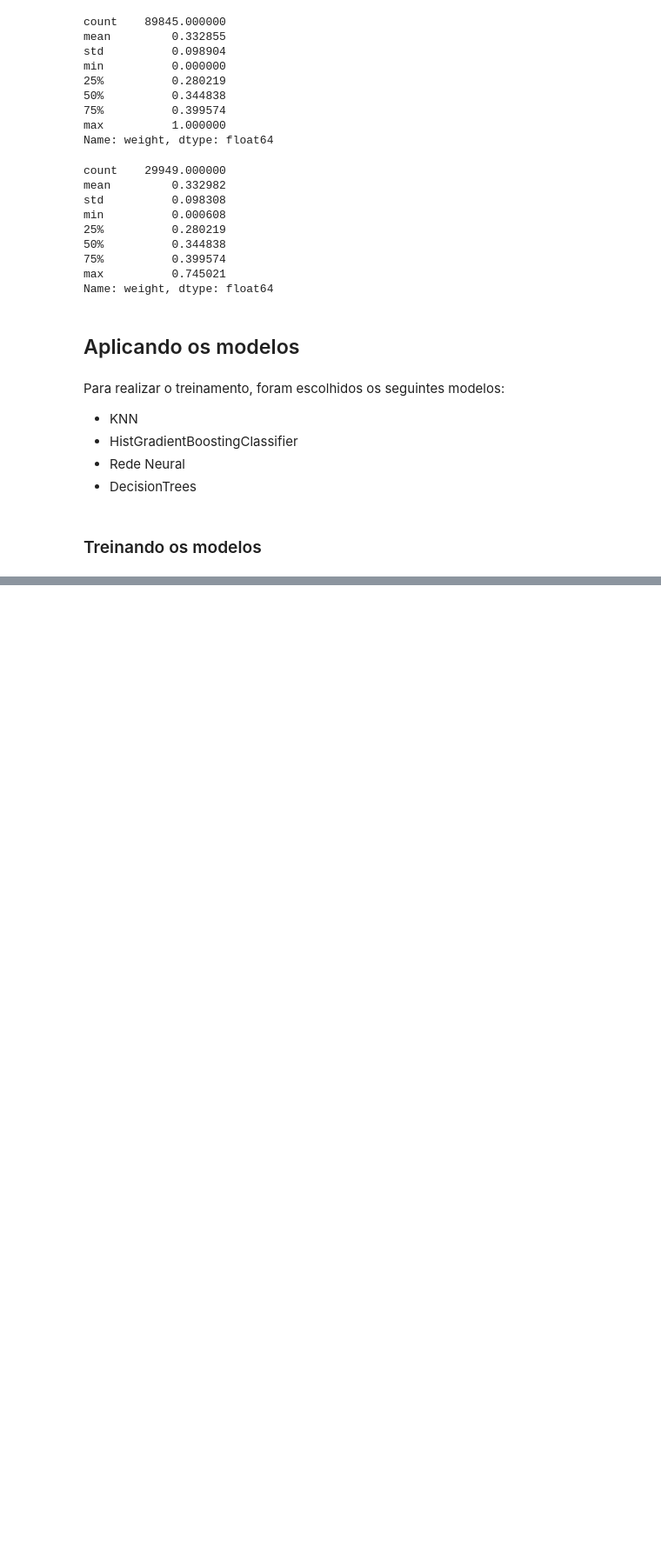
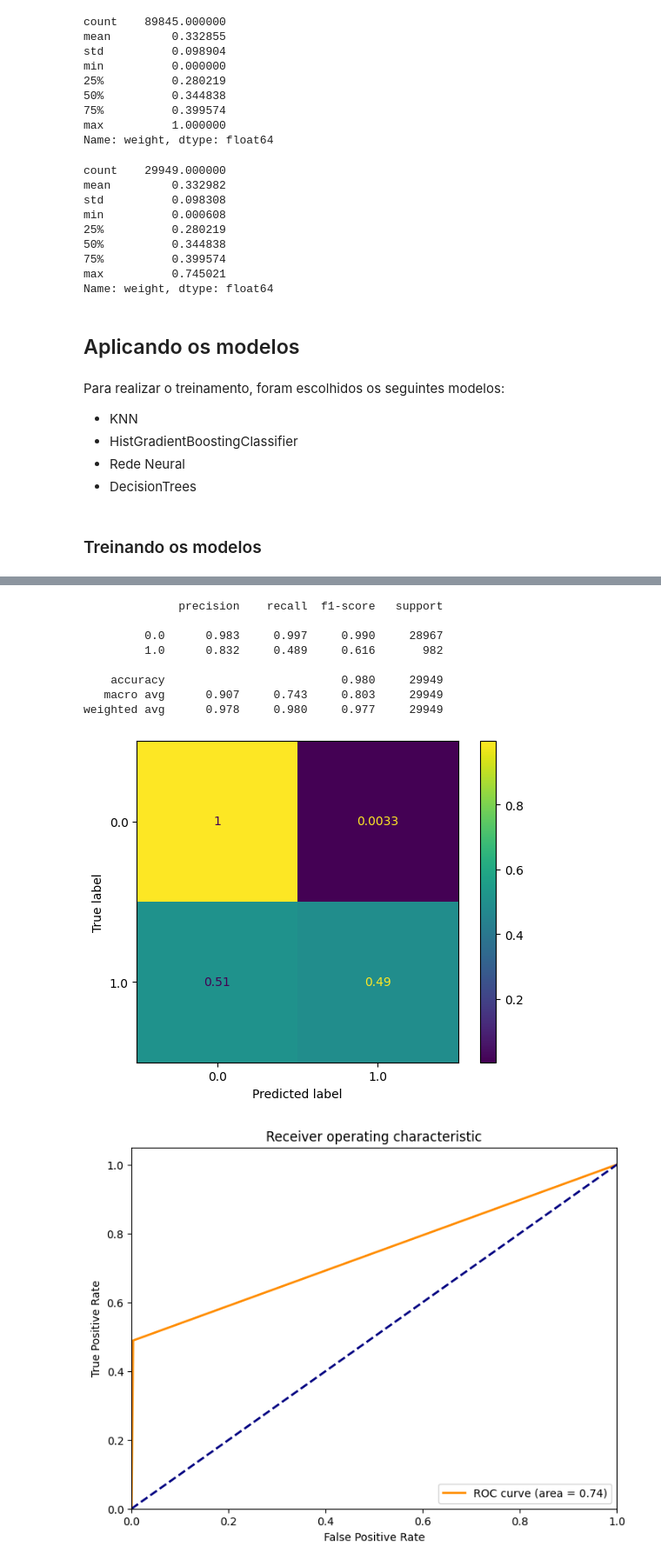
Before and after one commit to Pendulun/TWINSCausalidadeML, a Jupyter notebook: notebooks/3-dsc-models-training.ipynb, the cells around one changed output, grey strips where cells are left out. Shown at 87% size. Cells and saved outputs as stored; diff of their text form; code cells hidden in the pictures; blank space fills up the shorter version.

```diff
--- a/notebooks/3-dsc-models-training.ipynb
+++ b/notebooks/3-dsc-models-training.ipynb
@@ -417,0 +458,43 @@ TypeError: __init__() got an unexpected keyword argument 'categorical_features'
+# %%
+JUST_LOAD_DATA = True
+
+models = ['knn', "hist_boosting", 'neuralNet', 'forest']
+
+best_models = []
+best_scores = []
+best_params = []
+all_params = {}
+mean_test_scores = {}
+best_index = {}
+
+import pathlib
+
+target_models_dir = pathlib.Path("../models")
+target_models_dir.mkdir(exist_ok=True, parents=True)
+
+if JUST_LOAD_DATA:
+    from joblib import load
+    for model in models:
+        grid = load(target_models_dir / f"grid_{model}.joblib")
+        best_models.append(grid.best_estimator_)
+        best_scores.append(grid.best_score_)
+        best_params.append(grid.best_params_)
+        all_params[model] = grid.cv_results_['params']
+        mean_test_scores[model] = grid.cv_results_['mean_test_score']
+        best_index[model] = grid.best_index_
+else:
+    from sklearn.model_selection import GridSearchCV
+    from joblib import dump
+
+    for i in range(len(ensemble_clf)):
+        print(f"Começando treino de {ensemble_clf[i]}")
+        grid=GridSearchCV(estimator=ensemble_clf[i], param_grid=parameters_list[i],
+                          n_jobs=-1, cv=5, verbose=3, scoring='accuracy').fit(X_train, y_train)
+        best_models.append(grid.best_estimator_)
+        best_scores.append(grid.best_score_)
+        best_params.append(grid.best_params_)
+        all_params[models[i]] = grid.cv_results_['params']
+        mean_test_scores[models[i]] = grid.cv_results_['mean_test_score']
+        best_index[models[i]] = grid.best_index_
+        dump(grid.best_estimator_,target_models_dir / f"best_{models[i]}.joblib")
+        dump(grid, target_models_dir / f"grid_{models[i]}.joblib")
@@ -417,0 +592,13 @@ TypeError: __init__() got an unexpected keyword argument 'categorical_features'
+# %%
+plotBestEstimatorResults(best_models[3], X_test, y_test, models[3])
+# %% [output]
+              precision    recall  f1-score   support
+
+         0.0      0.983     0.997     0.990     28967
+         1.0      0.832     0.489     0.616       982
+
+    accuracy                          0.980     29949
+   macro avg      0.907     0.743     0.803     29949
+weighted avg      0.978     0.980     0.977     29949
+[figure, added]
+[figure, added]
```
Also changed, not shown: parts of 45 cells of this notebook, 16 other files.
